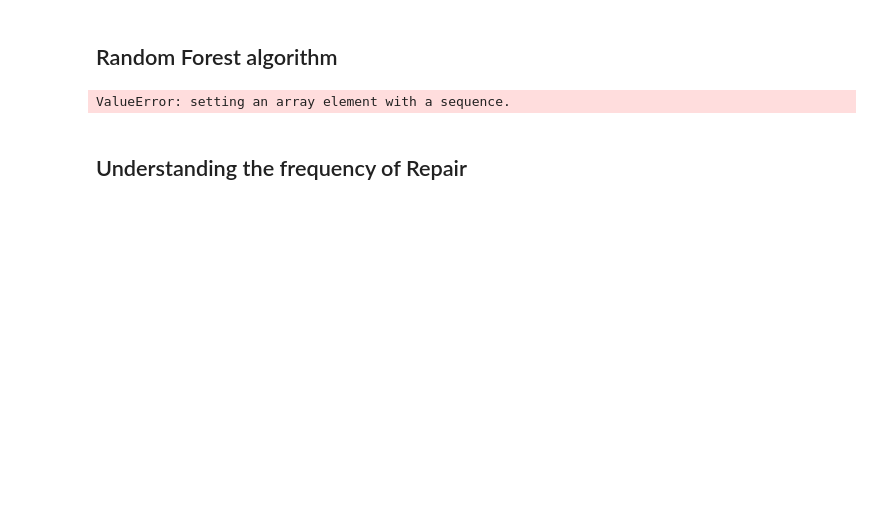
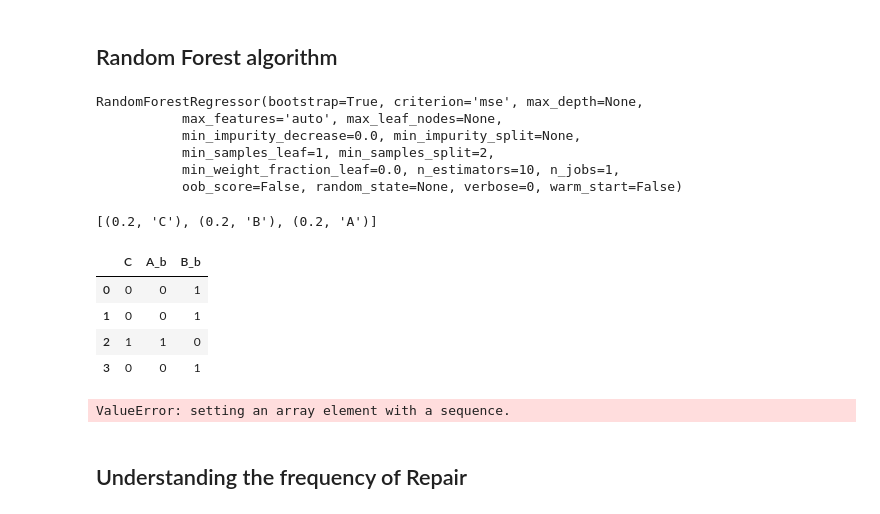
Before and after one commit to kaleoyster/nbi-predictive-analysis, a Jupyter notebook: Exploration of NBI data from maintenance stand point of view.ipynb, the cells around one changed output. Saved outputs shown, nothing was run; the diff lists cells and outputs as text; code cells hidden in the pictures; blank space fills up the shorter version.

```diff
--- a/Exploration of NBI data from maintenance stand point of view.ipynb
+++ b/Exploration of NBI data from maintenance stand point of view.ipynb
@@ -570,3 +551,38 @@ df_rf = df[[ 'Age_L', 'Avg. Daily Precipitation', 'ADT_L',
+# %%
+import pandas as pd
+from sklearn.tree import DecisionTreeClassifier
+
+data = pd.DataFrame()
+data['A'] = ['a','a','b','a']
+data['B'] = ['b','b','a','b']
+data['C'] = [0, 0, 1, 0]
+data['Class'] = [0,0,1,0]
+
+tree = RandomForestRegressor()
+
+one_hot_data = pd.get_dummies(data[['A','B','C']],drop_first=True)
+tree.fit(one_hot_data, data['Class'])
+# %% [output]
+RandomForestRegressor(bootstrap=True, criterion='mse', max_depth=None,
+           max_features='auto', max_leaf_nodes=None,
+           min_impurity_decrease=0.0, min_impurity_split=None,
+           min_samples_leaf=1, min_samples_split=2,
+           min_weight_fraction_leaf=0.0, n_estimators=10, n_jobs=1,
+           oob_score=False, random_state=None, verbose=0, warm_start=False)
+# %%
+names = data.columns
+print(sorted(zip(map(lambda x: round(x, 4), tree.feature_importances_), names),
+             reverse=True))
+# %% [output]
+[(0.2, 'C'), (0.2, 'B'), (0.2, 'A')]
+# %%
+one_hot_data
+# %% [output]
+|  | C | A_b | B_b |
+| 0 | 0 | 0 | 1 |
+| 1 | 0 | 0 | 1 |
+| 2 | 1 | 1 | 0 |
+| 3 | 0 | 0 | 1 |
 # %%
 from sklearn.ensemble import RandomForestRegressor
 
```
Also changed, not shown: parts of 2 cells of this notebook, 1 other file.
